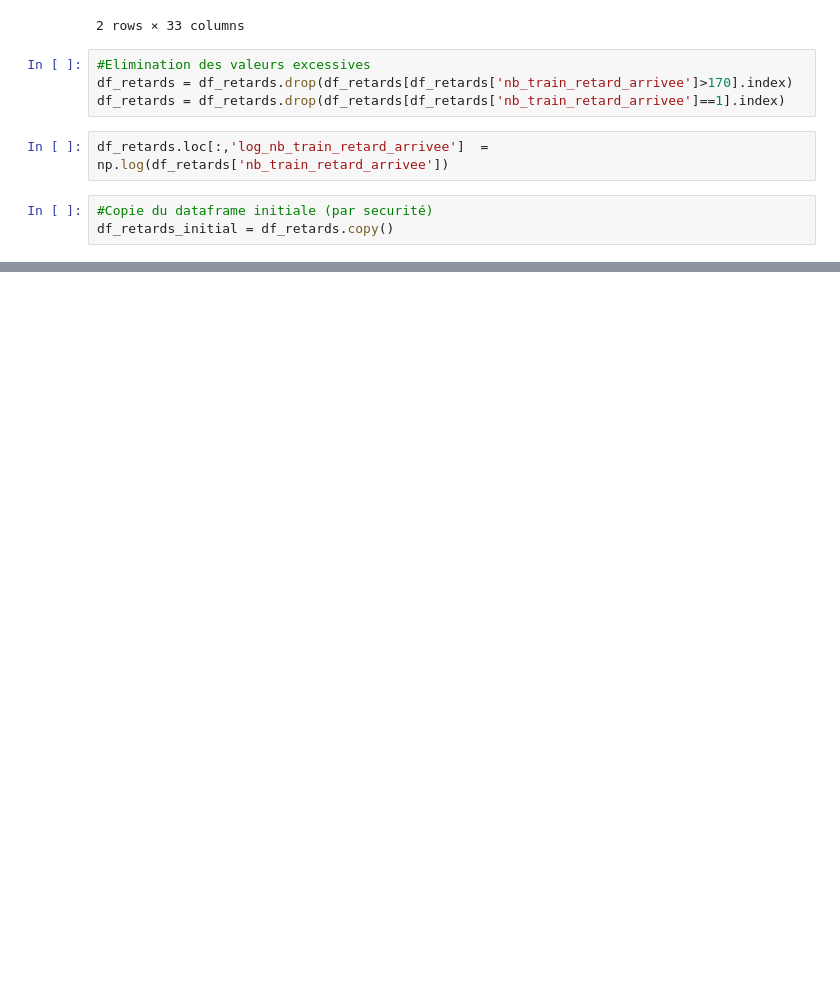
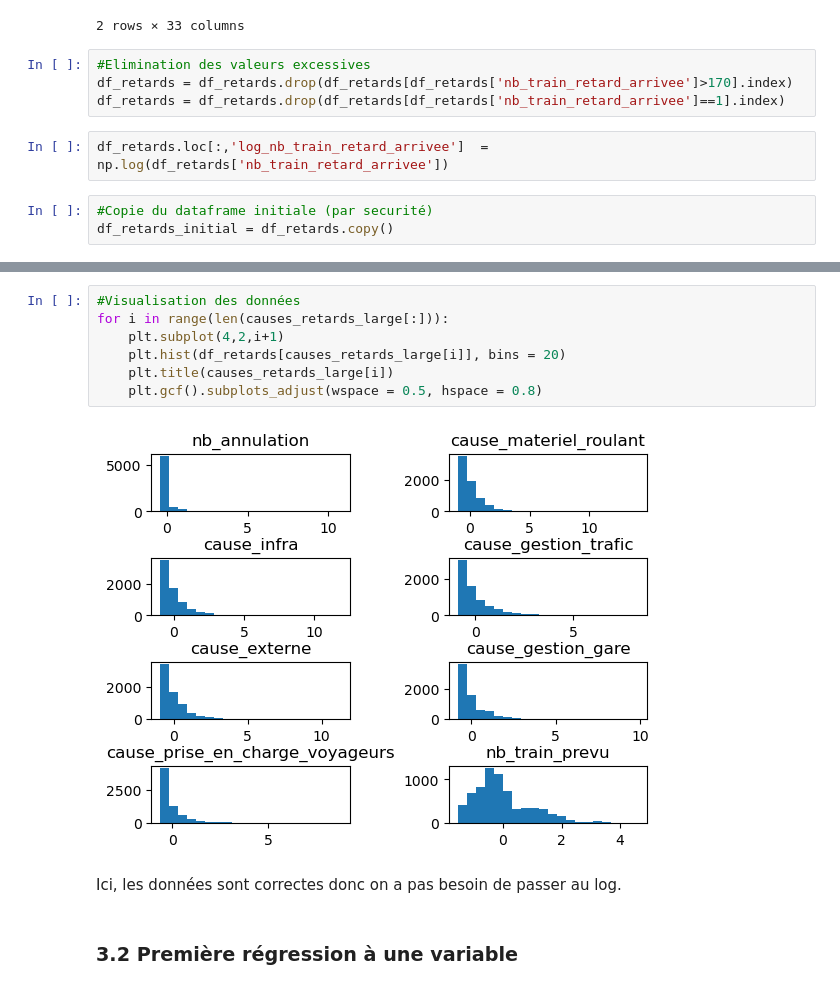
Before and after one commit to DiegoRenaud/Exercice, a Jupyter notebook: Notebook_final.ipynb, the cells around one changed output, grey strips where cells are left out. Drawn from its saved outputs; the diff is of its cells as text; blank space fills up the shorter version.

```diff
--- a/Notebook_final.ipynb
+++ b/Notebook_final.ipynb
@@ -418,0 +422,13 @@ NameError: name 'StandardScaler' is not defined
+# %%
+#Visualisation des données
+for i in range(len(causes_retards_large[:])):
+    plt.subplot(4,2,i+1)
+    plt.hist(df_retards[causes_retards_large[i]], bins = 20)
+    plt.title(causes_retards_large[i])
+    plt.gcf().subplots_adjust(wspace = 0.5, hspace = 0.8)
+# %% [output]
+[figure, added]
+# %% [markdown]
+Ici, les données sont correctes donc on a pas besoin de passer au log.
+# %% [markdown]
+### **3.2 Première régression à une variable**
```
Also changed, not shown: parts of 17 cells of this notebook.
